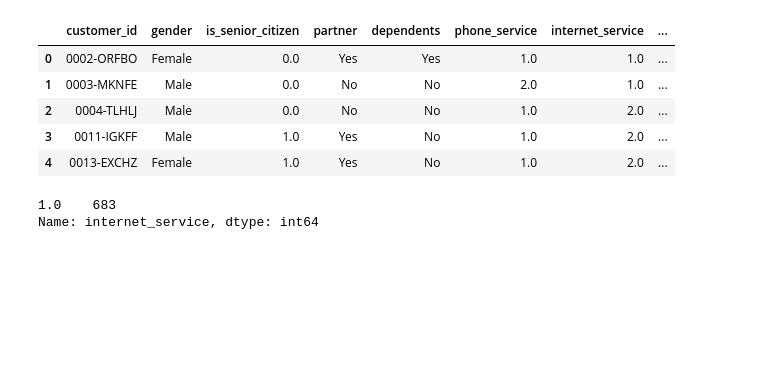
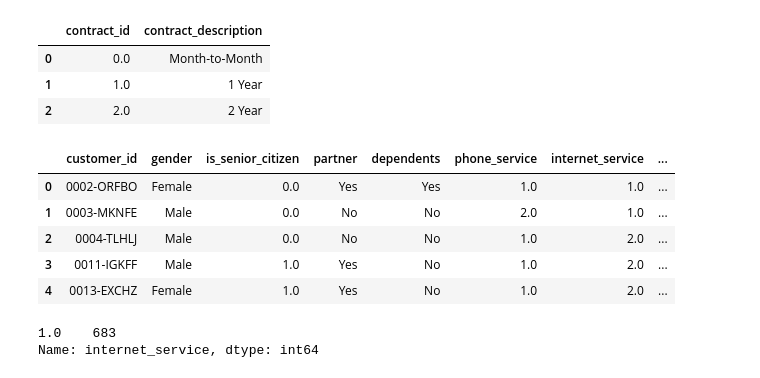
Before and after one commit to AndrewRachuig/Visualization-Project, a Jupyter notebook: Vis Project Data exploration.ipynb, the cells around one changed output. Saved outputs shown, nothing was run; the diff lists cells and outputs as text; code cells hidden in the pictures; blank space fills up the shorter version.

```diff
--- a/Vis Project Data exploration.ipynb
+++ b/Vis Project Data exploration.ipynb
@@ -7,6 +7,13 @@ cust_details = pd.read_excel("churn_data.xlsx")
 contract = pd.read_excel("churn_data.xlsx", sheet_name = 1)
 phone_service = pd.read_excel("churn_data.xlsx", sheet_name = 2)
 internet_service = pd.read_excel("churn_data.xlsx", sheet_name = 3)
+# %%
+contract
+# %% [output]
+|  | contract_id | contract_description |
+| 0 | 0.0 | Month-to-Month |
+| 1 | 1.0 | 1 Year |
+| 2 | 2.0 | 2 Year |
 # %%
 cust_details['family_status'] = cust_details['partner'].apply(lambda x: 'Single' if x == 'No' else 'Married')
 cust_details['kids'] = cust_details['dependents'].apply(lambda x: 'no kids' if x == 'No' else 'w/kids')
```
Also changed, not shown: parts of 3 cells of this notebook, 1 other file.
